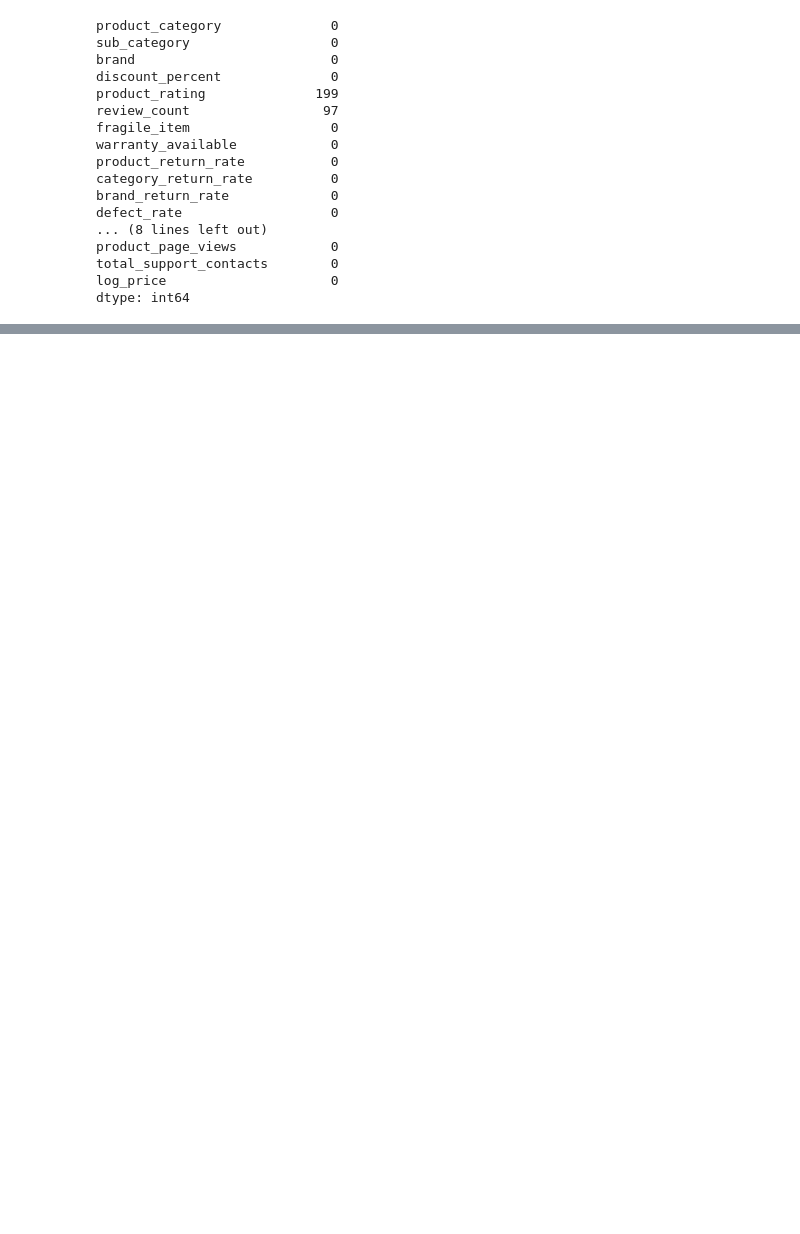
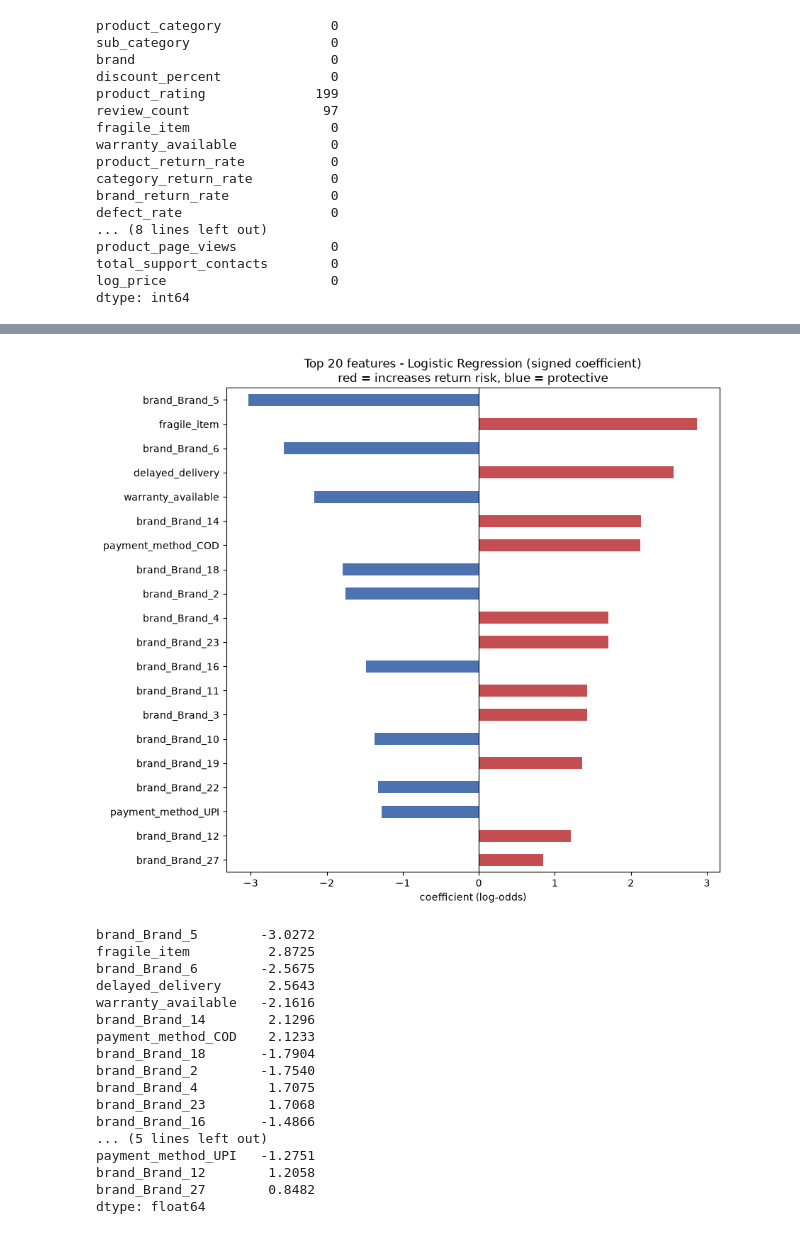
Before and after one commit to abhishekr1403/Product_Return_Predictor, a Jupyter notebook: Return_prediction_modeling.ipynb, the cells around one changed output, grey strips where cells are left out. Drawn from its saved outputs; the diff is of its cells as text; code cells hidden in the pictures; blank space fills up the shorter version.

```diff
--- a/Return_prediction_modeling.ipynb
+++ b/Return_prediction_modeling.ipynb
@@ -409,0 +614,36 @@ Train: (9597, 85), Test: (2400, 85)
+# %%
+# Rank features by coefficient MAGNITUDE (so the strongest predictors are shown), but keep
+# the SIGN via colour: red = pushes toward a return, blue = protective (pushes away).
+# This is better than plotting raw signed values and taking head(20), which would silently
+# drop the strongest features when their coefficient is negative.
+
+imp = pd.Series(final_model.coef_[0], index=model_columns)
+top = imp.reindex(imp.abs().sort_values(ascending=False).index).head(20)
+colors = ["#c44e52" if v > 0 else "#4c72b0" for v in top]
+
+plt.figure(figsize=(9, 8))
+top[::-1].plot(kind="barh", color=colors[::-1])
+plt.axvline(0, color="black", lw=0.8)
+plt.title(f"Top 20 features - {best_name} (signed coefficient)\nred = increases return risk, blue = protective")
+plt.xlabel("coefficient (log-odds)")
+plt.tight_layout(); plt.show()
+top.round(4)
+# %% [output]
+[figure, added]
+brand_Brand_5        -3.0272
+fragile_item          2.8725
+brand_Brand_6        -2.5675
+delayed_delivery      2.5643
+warranty_available   -2.1616
+brand_Brand_14        2.1296
+payment_method_COD    2.1233
+brand_Brand_18       -1.7904
+brand_Brand_2        -1.7540
+brand_Brand_4         1.7075
+brand_Brand_23        1.7068
+brand_Brand_16       -1.4866
+... (5 lines left out)
+payment_method_UPI   -1.2751
+brand_Brand_12        1.2058
+brand_Brand_27        0.8482
+dtype: float64
```
Also changed, not shown: parts of 23 cells of this notebook.
